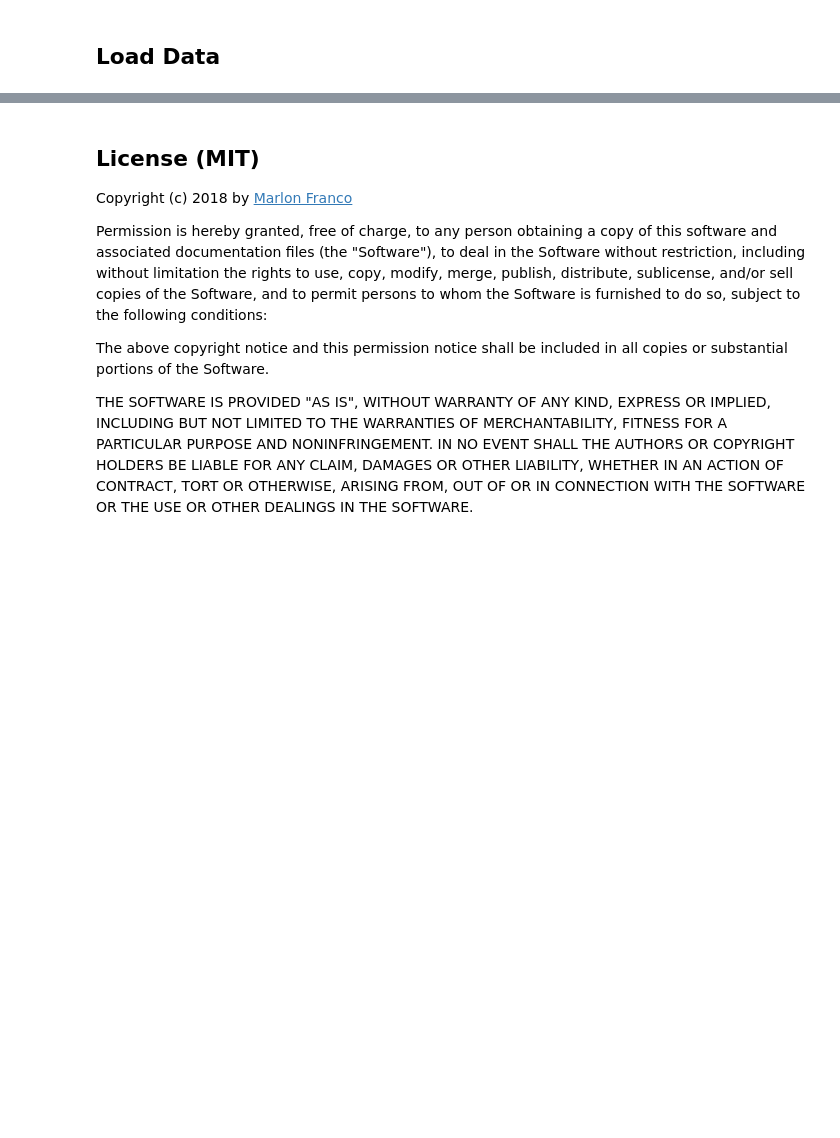
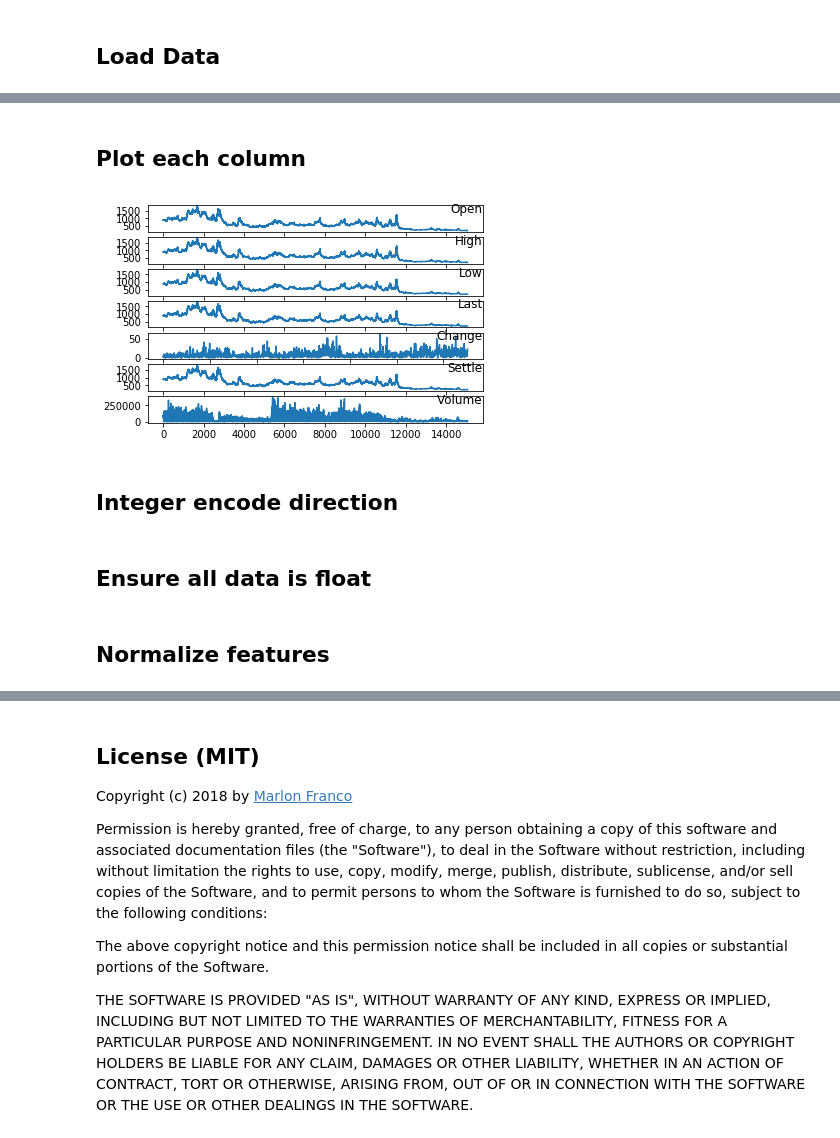
Before and after one commit to marlonrcfranco/soyforecast, a Jupyter notebook: soyforecast.ipynb, the cells around one changed output, grey strips where cells are left out. Saved outputs shown, nothing was run; the diff lists cells and outputs as text; code cells hidden in the pictures; blank space fills up the shorter version.

```diff
--- a/soyforecast.ipynb
+++ b/soyforecast.ipynb
@@ -185,0 +140,10 @@ This is the number of observations in the training-set:
+# %%
+def load_datasetMarlon_data(datasetmarlon_path=DATASETMARLON_PATH):
+    csv_path = os.path.join(datasetmarlon_path, "datasetMarlon.csv")
+    print(csv_path)
+    return read_csv(csv_path,index_col=['Date','YEAR','MONTH','DAY'])
+# %%
+dataset = load_datasetMarlon_data()
+values = dataset.values
+print(dataset.shape)
+dataset.head(1)
@@ -185,0 +157,18 @@ This is the number of observations in the training-set:
+# %% [markdown]
+## Plot each column
+# %%
+# specify columns to plot
+groups = [0, 1, 2, 3, 4, 5, 6]
+i = 1
+# plot each column
+pyplot.figure()
+for group in groups:
+	pyplot.subplot(len(groups), 1, i)
+	pyplot.plot(values[:, group])
+	pyplot.title(dataset.columns[group], y=0.5, loc='right')
+	i += 1
+pyplot.show()
+# %% [output]
+[figure, added]
+# %% [markdown]
+## Integer encode direction
@@ -185,0 +178,2 @@ This is the number of observations in the training-set:
+# %% [markdown]
+## Ensure all data is float
@@ -185,0 +182,2 @@ This is the number of observations in the training-set:
+# %% [markdown]
+## Normalize features
```
Also changed, not shown: parts of 158 cells of this notebook.
